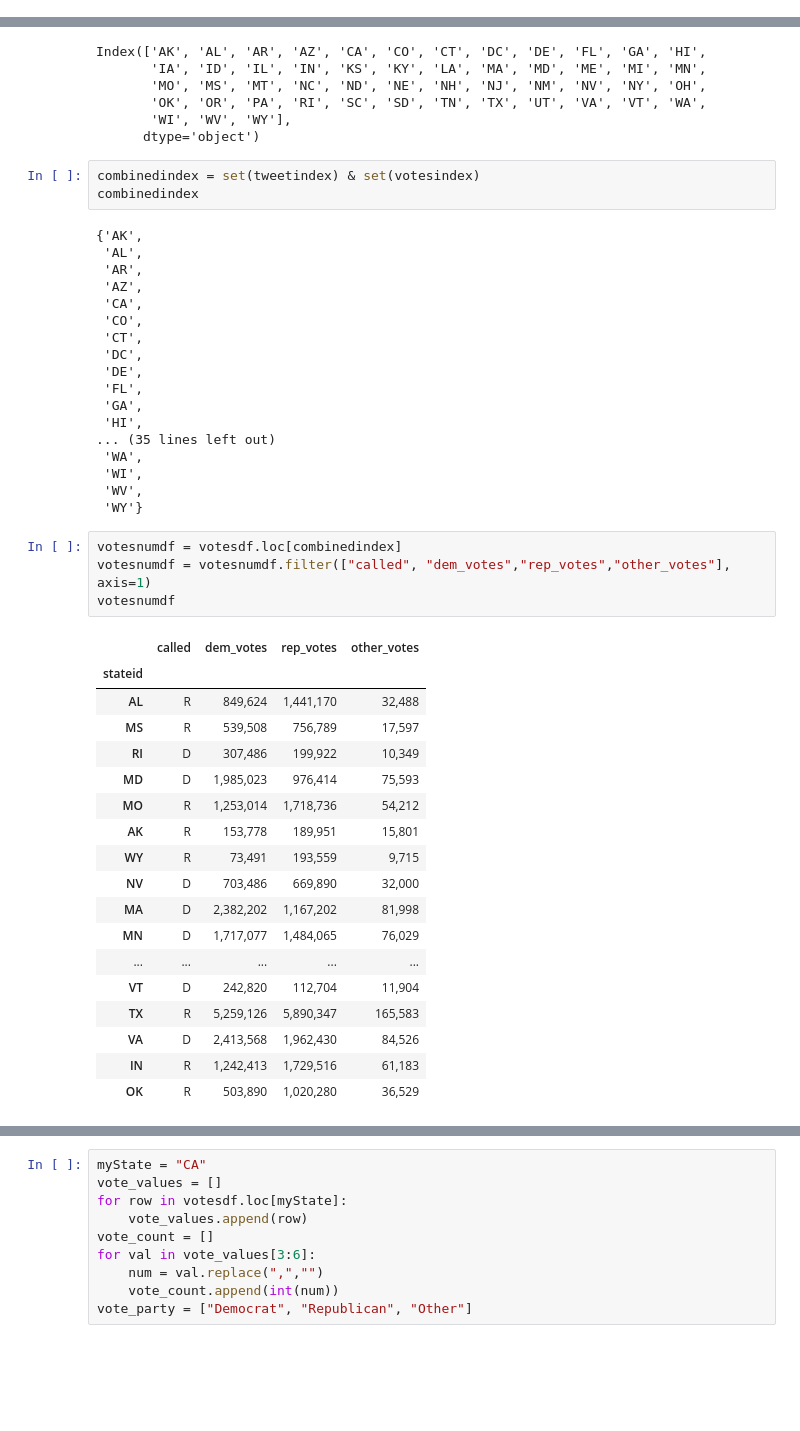
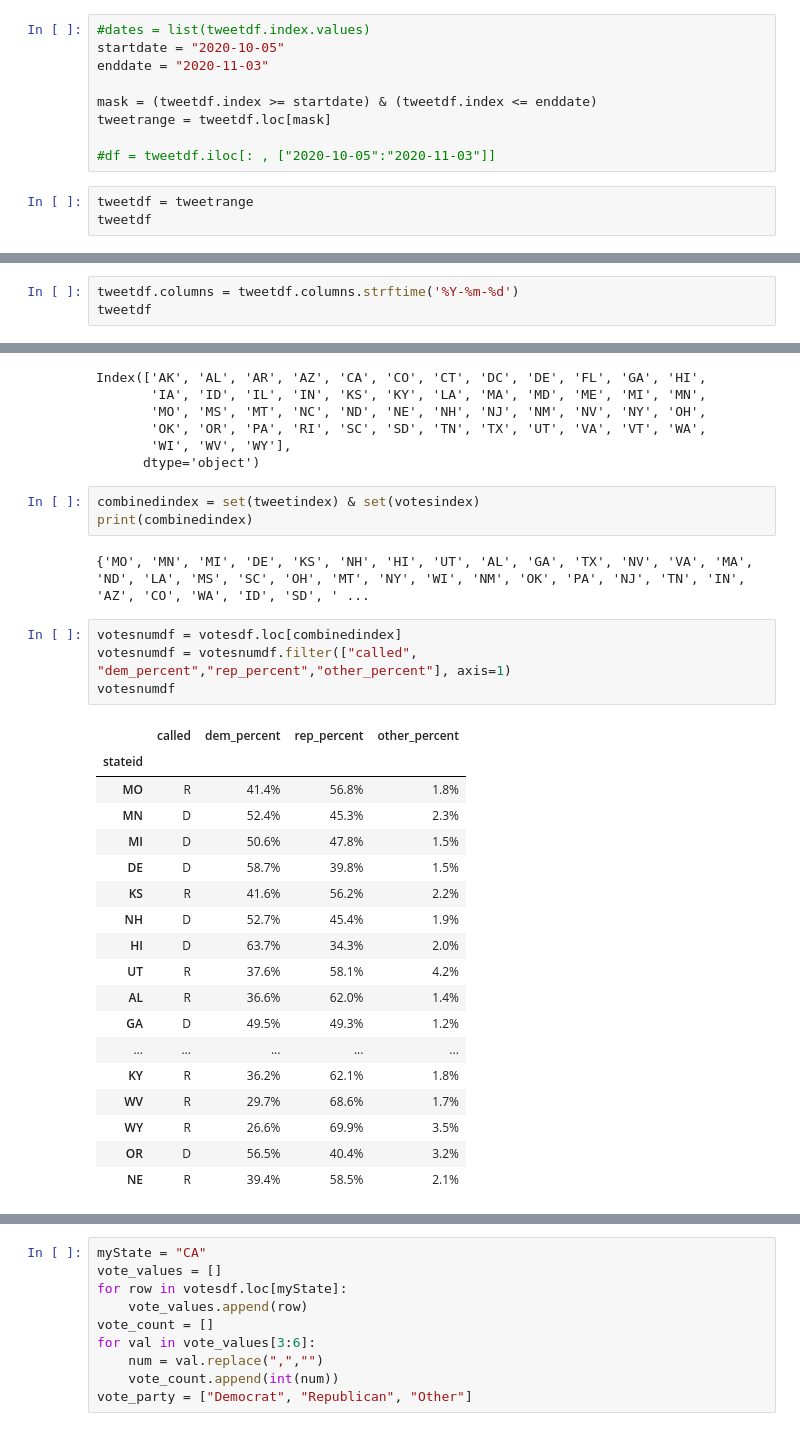
Before and after one commit to MeganDoman/CPSC4180_FinalProject, a Jupyter notebook: Doman_CPSC4180_FinalProject.ipynb, the cells around one changed output, grey strips where cells are left out. Cells and saved outputs as stored; diff of their text form; blank space fills up the shorter version.

```diff
--- a/Doman_CPSC4180_FinalProject.ipynb
+++ b/Doman_CPSC4180_FinalProject.ipynb
@@ -43,0 +50,12 @@ tweetdf
+# %%
+#dates = list(tweetdf.index.values)
+startdate = "2020-10-05"
+enddate = "2020-11-03"
+
+mask = (tweetdf.index >= startdate) & (tweetdf.index <= enddate)
+tweetrange = tweetdf.loc[mask]
+
+#df = tweetdf.iloc[: , ["2020-10-05":"2020-11-03"]]
+# %%
+tweetdf = tweetrange
+tweetdf
@@ -115,0 +154,3 @@ tweetdf
+# %%
+tweetdf.columns = tweetdf.columns.strftime('%Y-%m-%d')
+tweetdf
@@ -125,48 +185,32 @@ Index(['AK', 'AL', 'AR', 'AZ', 'CA', 'CO', 'CT', 'DC', 'DE', 'FL', 'GA', 'HI',
       dtype='object')
 # %%
 combinedindex = set(tweetindex) & set(votesindex)
-combinedindex
+print(combinedindex)
 # %% [output]
-{'AK',
- 'AL',
- 'AR',
- 'AZ',
- 'CA',
- 'CO',
- 'CT',
- 'DC',
- 'DE',
- 'FL',
- 'GA',
- 'HI',
-... (35 lines left out)
- 'WA',
- 'WI',
- 'WV',
- 'WY'}
+{'MO', 'MN', 'MI', 'DE', 'KS', 'NH', 'HI', 'UT', 'AL', 'GA', 'TX', 'NV', 'VA', 'MA', 'ND', 'LA', 'MS', 'SC', 'OH', 'MT', 'NY', 'WI', 'NM', 'OK', 'PA', 'NJ', 'TN', 'IN', 'AZ', 'CO', 'WA', 'ID', 'SD', ' ...
 # %%
 votesnumdf = votesdf.loc[combinedindex]
-votesnumdf = votesnumdf.filter(["called", "dem_votes","rep_votes","other_votes"], axis=1)
+votesnumdf = votesnumdf.filter(["called", "dem_percent","rep_percent","other_percent"], axis=1)
 votesnumdf
 # %% [output]
-|  | called | dem_votes | rep_votes | other_votes |
+|  | called | dem_percent | rep_percent | other_percent |
 | stateid |  |  |  |  |
-| AL | R | 849,624 | 1,441,170 | 32,488 |
-| MS | R | 539,508 | 756,789 | 17,597 |
-| RI | D | 307,486 | 199,922 | 10,349 |
-| MD | D | 1,985,023 | 976,414 | 75,593 |
-| MO | R | 1,253,014 | 1,718,736 | 54,212 |
-| AK | R | 153,778 | 189,951 | 15,801 |
-| WY | R | 73,491 | 193,559 | 9,715 |
-| NV | D | 703,486 | 669,890 | 32,000 |
-| MA | D | 2,382,202 | 1,167,202 | 81,998 |
-| MN | D | 1,717,077 | 1,484,065 | 76,029 |
+| MO | R | 41.4% | 56.8% | 1.8% |
+| MN | D | 52.4% | 45.3% | 2.3% |
+| MI | D | 50.6% | 47.8% | 1.5% |
+| DE | D | 58.7% | 39.8% | 1.5% |
+| KS | R | 41.6% | 56.2% | 2.2% |
+| NH | D | 52.7% | 45.4% | 1.9% |
+| HI | D | 63.7% | 34.3% | 2.0% |
+| UT | R | 37.6% | 58.1% | 4.2% |
+| AL | R | 36.6% | 62.0% | 1.4% |
+| GA | D | 49.5% | 49.3% | 1.2% |
 | ... | ... | ... | ... | ... |
-| VT | D | 242,820 | 112,704 | 11,904 |
-| TX | R | 5,259,126 | 5,890,347 | 165,583 |
-| VA | D | 2,413,568 | 1,962,430 | 84,526 |
-| IN | R | 1,242,413 | 1,729,516 | 61,183 |
-| OK | R | 503,890 | 1,020,280 | 36,529 |
+| KY | R | 36.2% | 62.1% | 1.8% |
+| WV | R | 29.7% | 68.6% | 1.7% |
+| WY | R | 26.6% | 69.9% | 3.5% |
+| OR | D | 56.5% | 40.4% | 3.2% |
+| NE | R | 39.4% | 58.5% | 2.1% |
 # %%
 combinedf = pd.merge(votesnumdf, tweetdf, left_index=True, right_index=True, how='inner')
 combinedf
```
Also changed, not shown: parts of 14 cells of this notebook.
